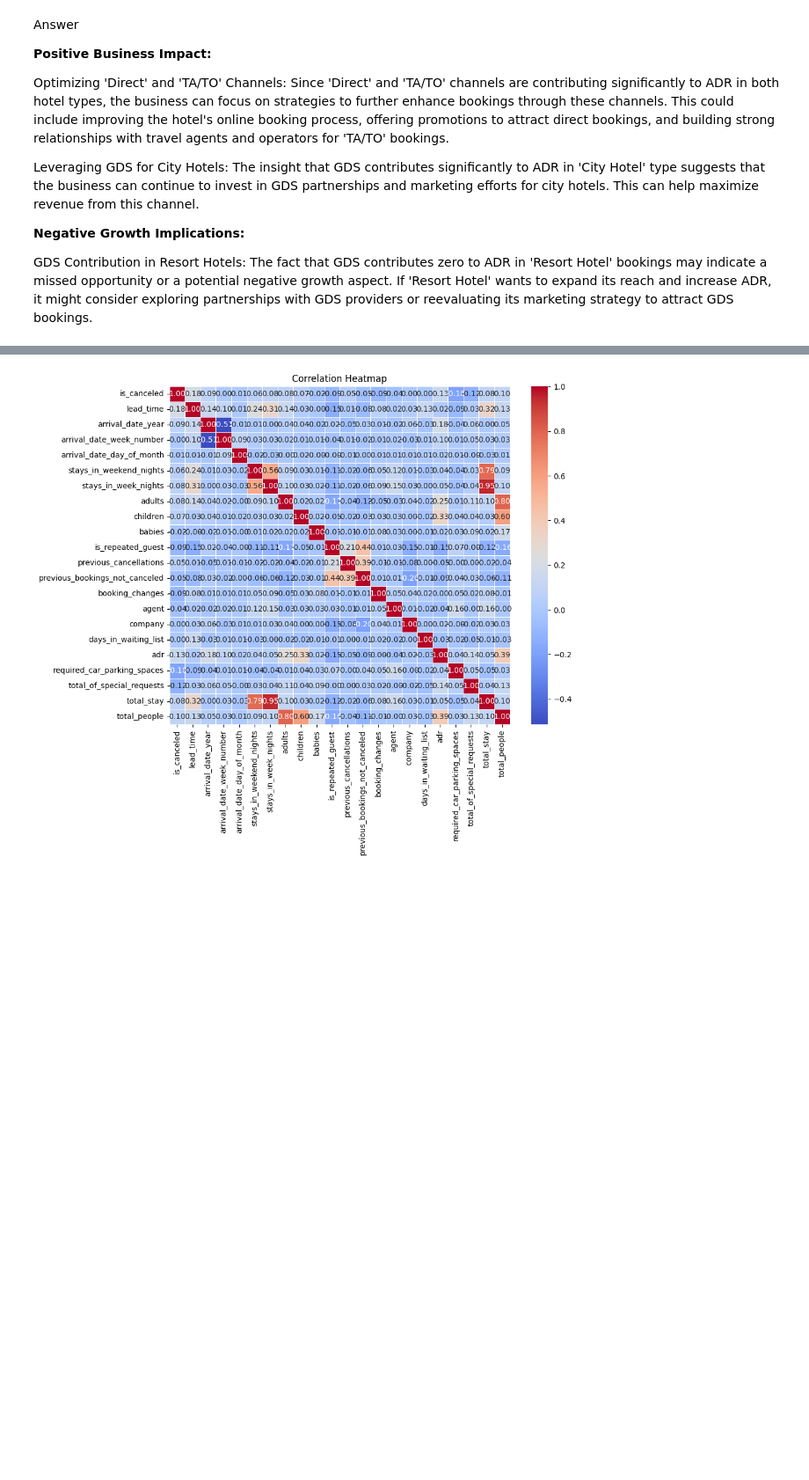
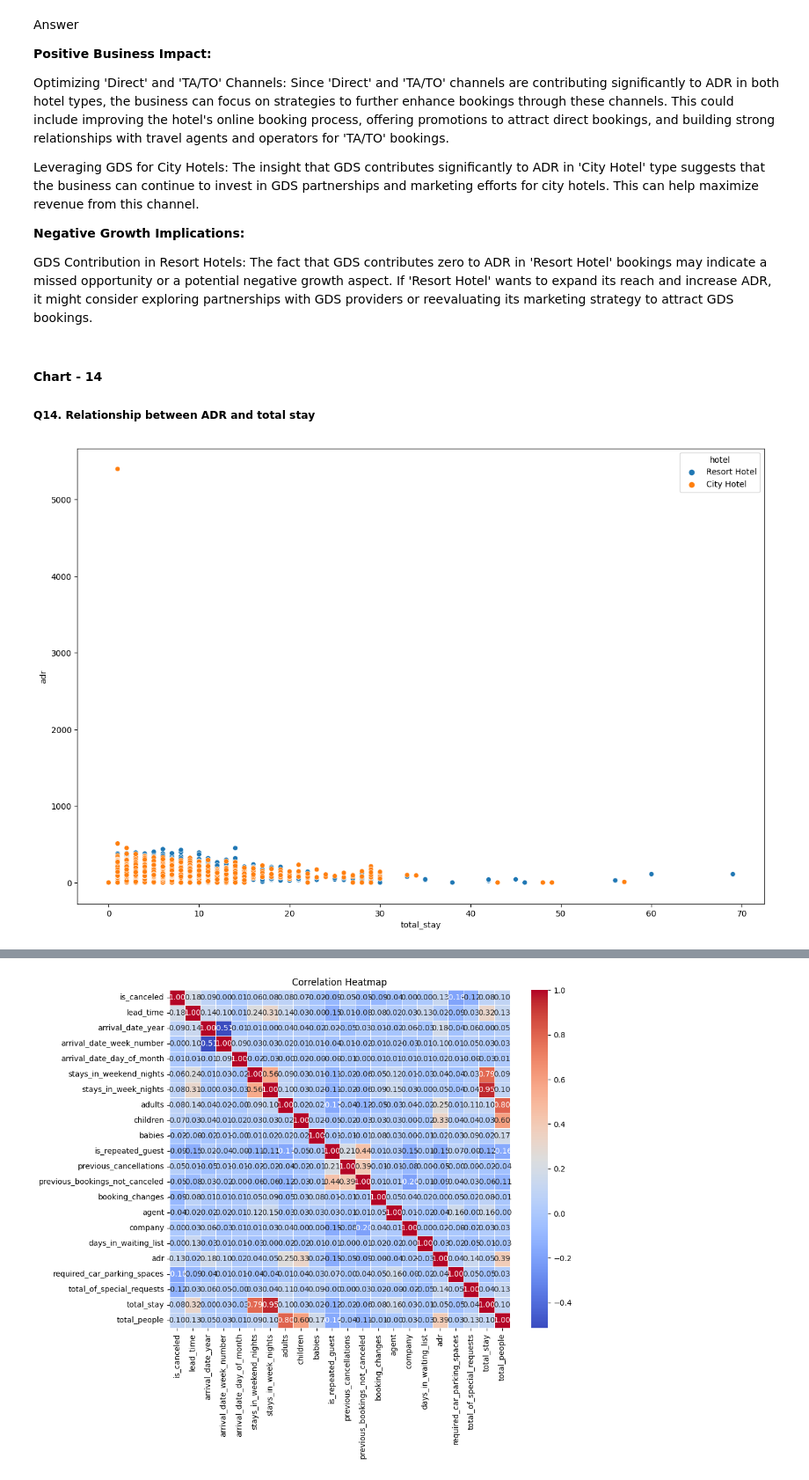
Before and after one commit to Kushdevu/Hotel-Booking-Analysis-EDA-Project, a Jupyter notebook: Copy_of_Sample_EDA_Submission_Template_ipynb0008.ipynb, the cells around one changed output, grey strips where cells are left out. Shown at 88% size. Saved outputs shown, nothing was run; the diff lists cells and outputs as text; code cells hidden in the pictures; blank space fills up the shorter version.

```diff
--- a/Copy_of_Sample_EDA_Submission_Template_ipynb0008.ipynb
+++ b/Copy_of_Sample_EDA_Submission_Template_ipynb0008.ipynb
@@ -1135,3 +1269,13 @@ Leveraging GDS for City Hotels: The insight that GDS contributes significantly t
 **Negative Growth Implications:**
 
 GDS Contribution in Resort Hotels: The fact that GDS contributes zero to ADR in 'Resort Hotel' bookings may indicate a missed opportunity or a potential negative growth aspect. If 'Resort Hotel' wants to expand its reach and increase ADR, it might consider exploring partnerships with GDS providers or reevaluating its marketing strategy to attract GDS bookings.
+# %% [markdown]
+#### Chart - 14
+
+##### Q14. Relationship between ADR and total stay
+# %%
+#lets create scatter plot to see relationship between them.
+plt.figure(figsize=(15,10))
+sns.scatterplot(x=df['total_stay'],y=df['adr'],hue=df['hotel'])
+# %% [output]
+[figure, added]
```
Also changed, not shown: parts of 63 cells of this notebook.
